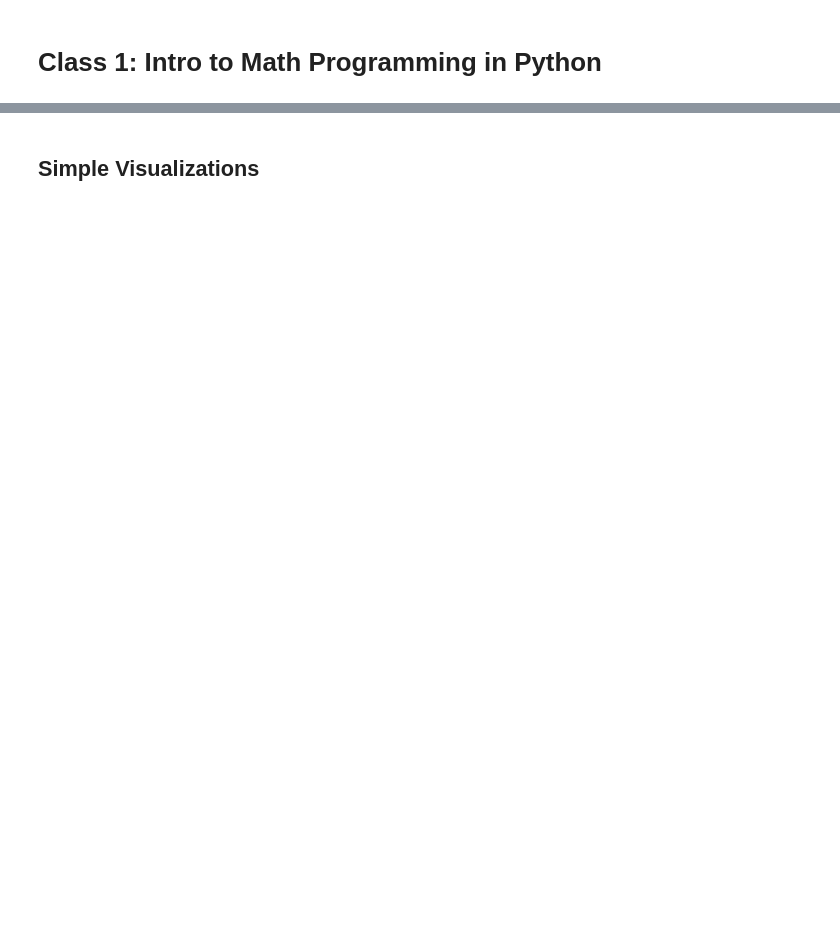
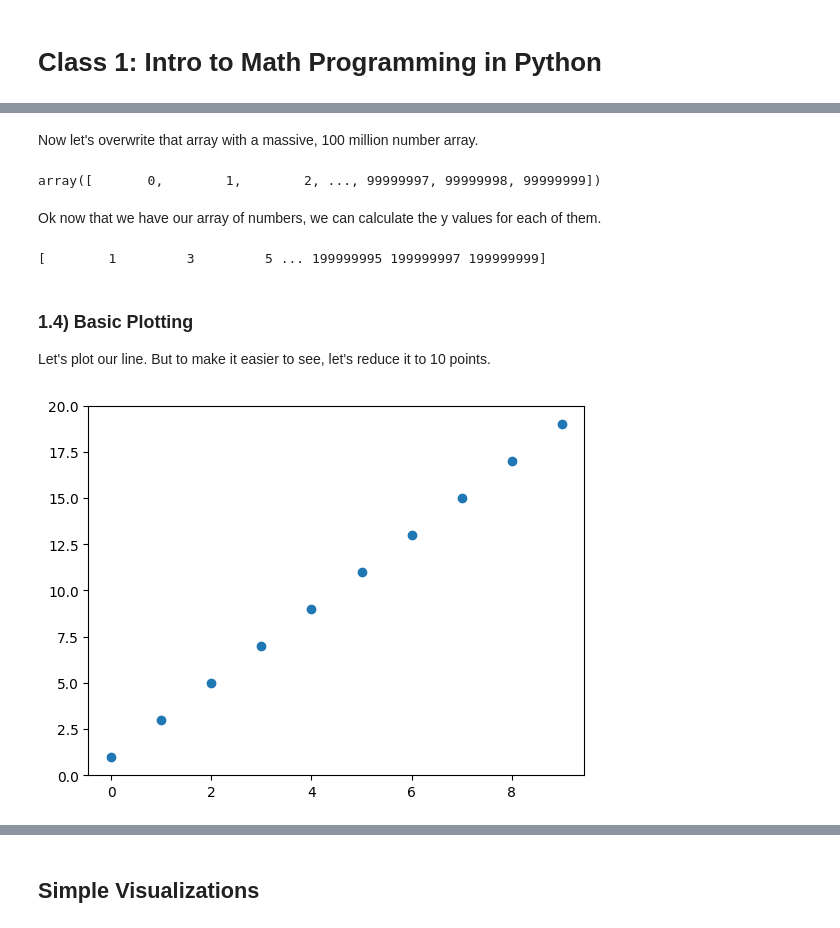
Before and after one commit to sayhellojoel/grade78pythonmath, a Jupyter notebook: Class 1.ipynb, the cells around one changed output, grey strips where cells are left out. Drawn from its saved outputs; the diff is of its cells as text; code cells hidden in the pictures; blank space fills up the shorter version.

```diff
--- a/Class 1.ipynb
+++ b/Class 1.ipynb
@@ -54,0 +139,8 @@ Name: shoe size, dtype: int64
+# %%
+# now we calculate y when we have a given x
+slope = 2
+intercept = 1
+x = 1
+
+y = slope * x + intercept
+y
@@ -54,0 +176,30 @@ Name: shoe size, dtype: int64
+# %% [markdown]
+Now let's overwrite that array with a massive, 100 million number array.
+# %%
+# Create a longer array
+x_array = np.arange(100000000)
+x_array
+# %% [output]
+array([       0,        1,        2, ..., 99999997, 99999998, 99999999])
+# %% [markdown]
+Ok now that we have our array of numbers, we can calculate the y values for each of them.
+# %%
+# calculate for y_array all at once
+y_array = slope * x_array + intercept
+print(y_array)
+# %% [output]
+[        1         3         5 ... 199999995 199999997 199999999]
+# %% [markdown]
+### 1.4) Basic Plotting
+Let's plot our line. But to make it easier to see, let's reduce it to 10 points.
+# %%
+import matplotlib.pyplot as plt # import new package for plotting
+x_array = np.arange(10)
+y_array = slope * x_array + intercept
+
+# plot
+plt.scatter(x_array, y_array) # this part tells is what arrays to plot with
+plt.ylim([0, 20]) # sets the min and max values for y axis, min=0, max=20
+plt.show()
+# %% [output]
+[figure, added]
```
Also changed, not shown: parts of 53 cells of this notebook, 1 other file.
